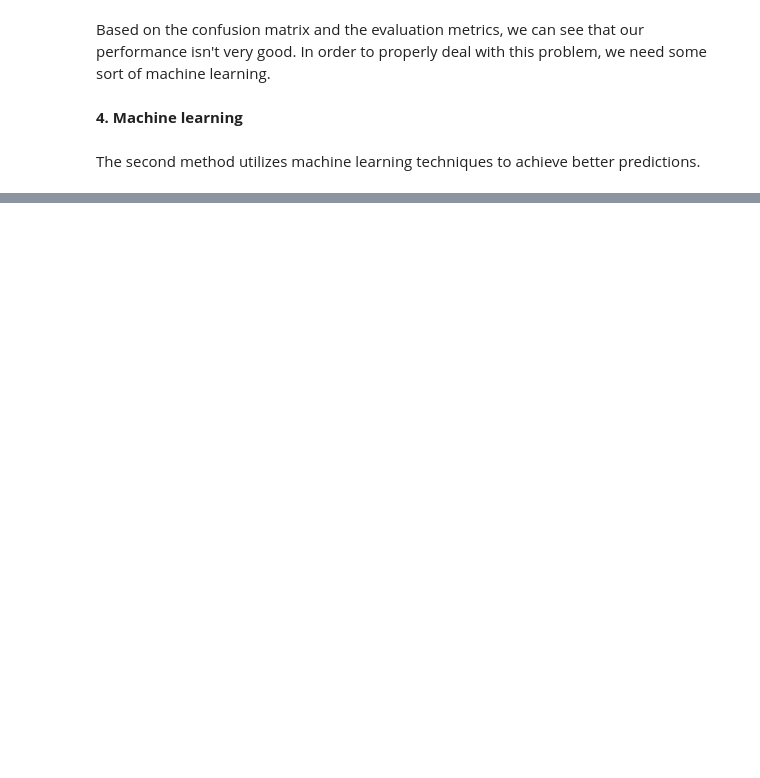
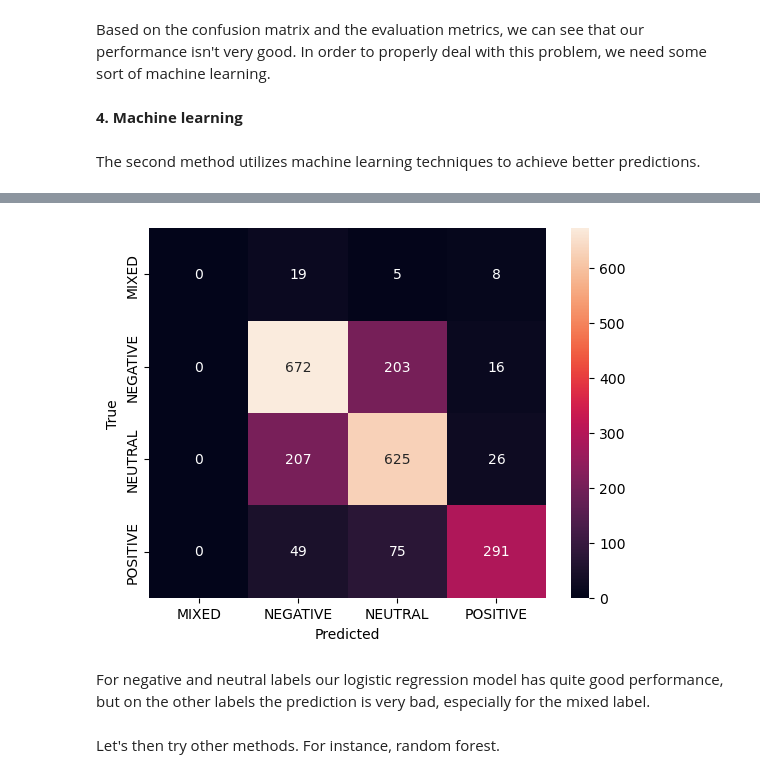
Before and after one commit to vmkhoa/Airlines-tweets-analysis, a Jupyter notebook: analysis.ipynb, the cells around one changed output, grey strips where cells are left out. Cells and saved outputs as stored; diff of their text form; code cells hidden in the pictures; blank space fills up the shorter version.

```diff
--- a/analysis.ipynb
+++ b/analysis.ipynb
@@ -358,0 +365,12 @@ The second method utilizes machine learning techniques to achieve better predict
+# %%
+#Logistic regression
+from sklearn.feature_extraction.text import TfidfVectorizer
+from sklearn.linear_model import LogisticRegression
+from sklearn.model_selection import train_test_split
+
+#Train-test split
+X_train, X_temp, y_train, y_temp = train_test_split(data, labels, test_size=0.3, random_state=42, stratify=labels)
+X_val, X_test, y_val, y_test = train_test_split(X_temp, y_temp, test_size=0.5, random_state=42, stratify=y_temp)
+print(f"Train size: {X_train.shape}")
+print(f"Validation size: {X_val.shape}")
+print(f"Test size: {X_test.shape}")
@@ -358,0 +381,14 @@ The second method utilizes machine learning techniques to achieve better predict
+# %%
+from sklearn.preprocessing import LabelEncoder
+
+#Vectorize data into Tf-idf vectors
+vectorizer = TfidfVectorizer(stop_words='english')
+X_train = vectorizer.fit_transform(X_train)
+X_val = vectorizer.transform(X_val)
+X_test = vectorizer.transform(X_test)
+
+#Encode sentiment labels with categorical values
+encoder = LabelEncoder()
+y_train = encoder.fit_transform(y_train)
+y_val = encoder.transform(y_val)
+y_test = encoder.transform(y_test)
@@ -358,0 +399,6 @@ The second method utilizes machine learning techniques to achieve better predict
+# %%
+#Train using logistic regression
+lr_clf = LogisticRegression(max_iter=1000)
+lr_clf.fit(X_train, y_train)
+y_pred_val = lr_clf.predict(X_val)
+print(classification_report(y_val, y_pred_val, target_names=list(encoder.classes_)))
@@ -358,0 +416,3 @@ The second method utilizes machine learning techniques to achieve better predict
+# %%
+y_pred = lr_clf.predict(X_test)
+print(classification_report(y_test, y_pred, target_names=list(encoder.classes_)))
@@ -358,0 +430,12 @@ The second method utilizes machine learning techniques to achieve better predict
+# %%
+cm = confusion_matrix(y_test, y_pred)
+sns.heatmap(cm, annot=True, fmt='d', xticklabels=list(encoder.classes_), yticklabels=list(encoder.classes_))
+plt.xlabel('Predicted')
+plt.ylabel('True')
+plt.show()
+# %% [output]
+[figure, added]
+# %% [markdown]
+For negative and neutral labels our logistic regression model has quite good performance, but on the other labels the prediction is very bad, especially for the mixed label.
+# %% [markdown]
+Let's then try other methods. For instance, random forest.
```
Also changed, not shown: parts of 24 cells of this notebook.
